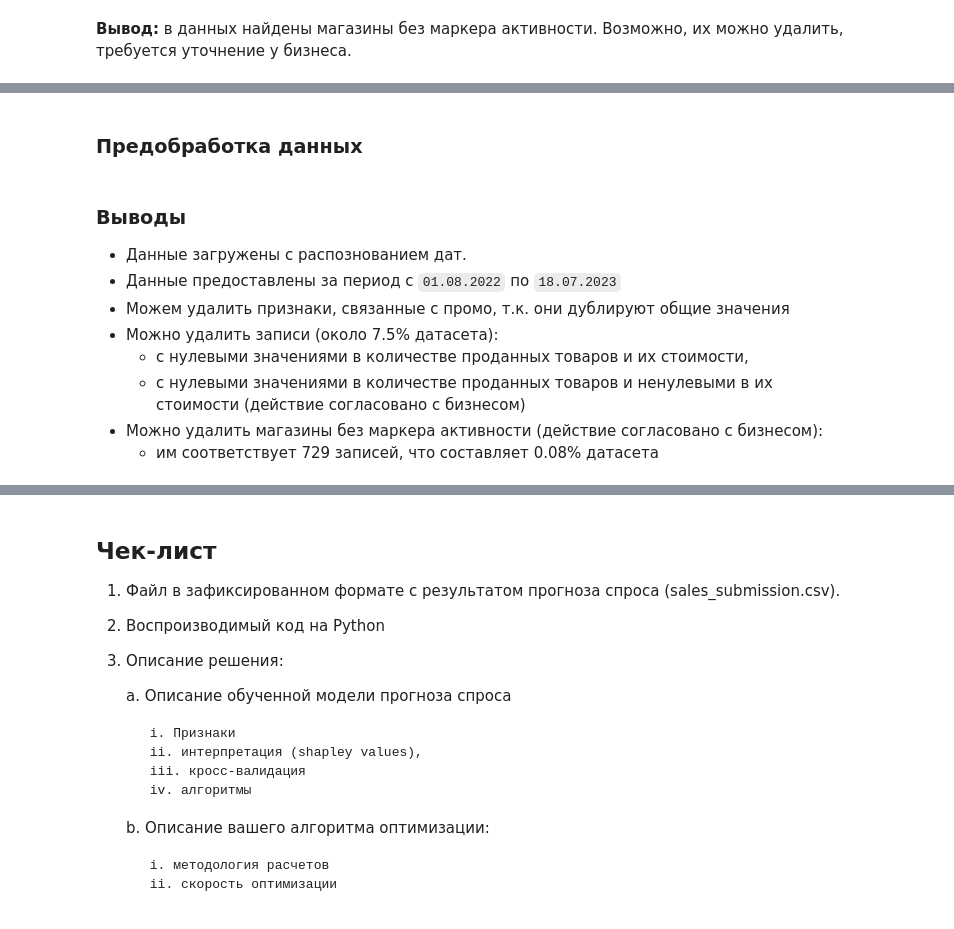
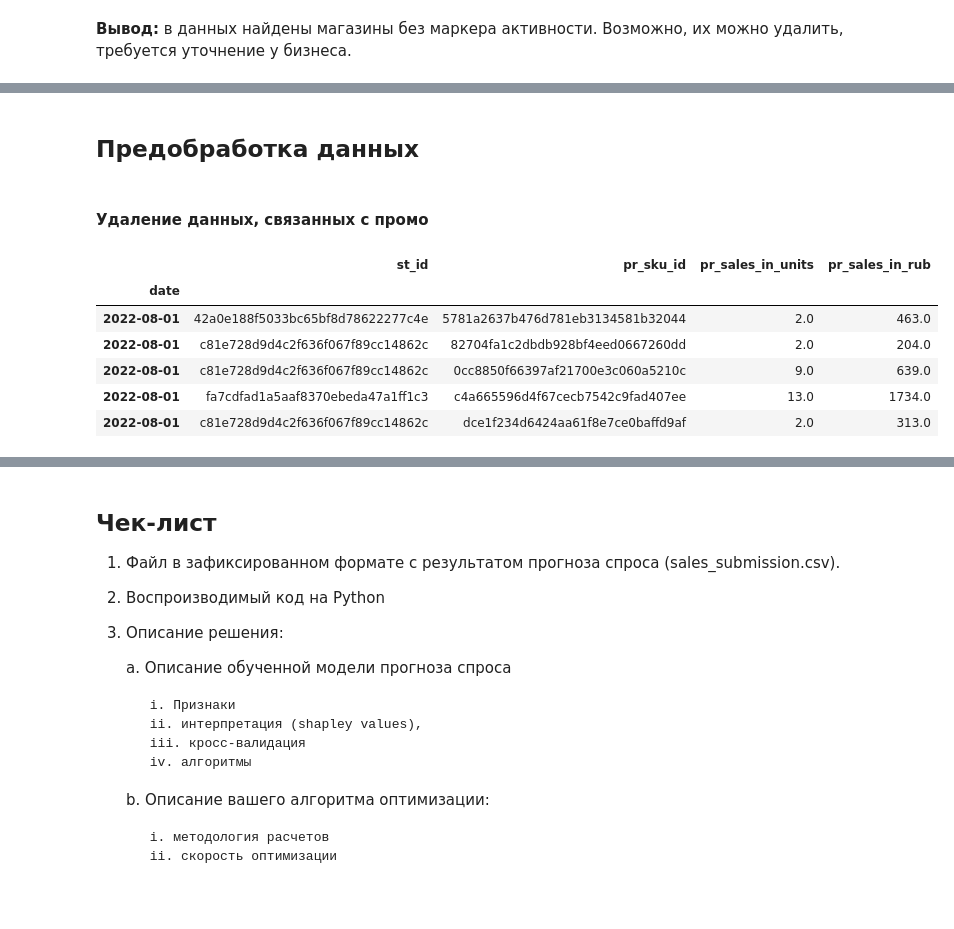
Before and after one commit to denis-42ds/demand_forecast_retailer, a Jupyter notebook: demand_forecast.ipynb, the cells around one changed output, grey strips where cells are left out. Cells and saved outputs as stored; diff of their text form; code cells hidden in the pictures.

```diff
--- a/demand_forecast.ipynb
+++ b/demand_forecast.ipynb
@@ -202,14 +212,15 @@ print(
 # %% [markdown]
-### Предобработка данных
+## Предобработка данных
+# %% [markdown]
+#### Удаление данных, связанных с промо
 # %%
-#sales_dt['share_pr_sales'] =
+sales_dt = sales_dt.drop(['pr_sales_type_id', 'pr_promo_sales_in_units', 'pr_promo_sales_in_rub', 'price_difference'], axis=1)
+sales_dt.head()
+# %% [output]
+|  | st_id | pr_sku_id | pr_sales_in_units | pr_sales_in_rub |
+| date |  |  |  |  |
+| 2022-08-01 | 42a0e188f5033bc65bf8d78622277c4e | 5781a2637b476d781eb3134581b32044 | 2.0 | 463.0 |
+| 2022-08-01 | c81e728d9d4c2f636f067f89cc14862c | 82704fa1c2dbdb928bf4eed0667260dd | 2.0 | 204.0 |
+| 2022-08-01 | c81e728d9d4c2f636f067f89cc14862c | 0cc8850f66397af21700e3c060a5210c | 9.0 | 639.0 |
+| 2022-08-01 | fa7cdfad1a5aaf8370ebeda47a1ff1c3 | c4a665596d4f67cecb7542c9fad407ee | 13.0 | 1734.0 |
+| 2022-08-01 | c81e728d9d4c2f636f067f89cc14862c | dce1f234d6424aa61f8e7ce0baffd9af | 2.0 | 313.0 |
-# %% [markdown]
-### Выводы
-- Данные загружены с распознованием дат.
-- Данные предоставлены за период с `01.08.2022` по `18.07.2023`
-- Можем удалить признаки, связанные с промо, т.к. они дублируют общие значения
-- Можно удалить записи (около 7.5% датасета):
-    - с нулевыми значениями в количестве проданных товаров и их стоимости,
-    - с нулевыми значениями в количестве проданных товаров и ненулевыми в их стоимости (действие согласовано с бизнесом)
-- Можно удалить магазины без маркера активности (действие согласовано с бизнесом):
-    - им соответствует 729 записей, что составляет 0.08% датасета
```
Also changed, not shown: parts of 11 cells of this notebook.
